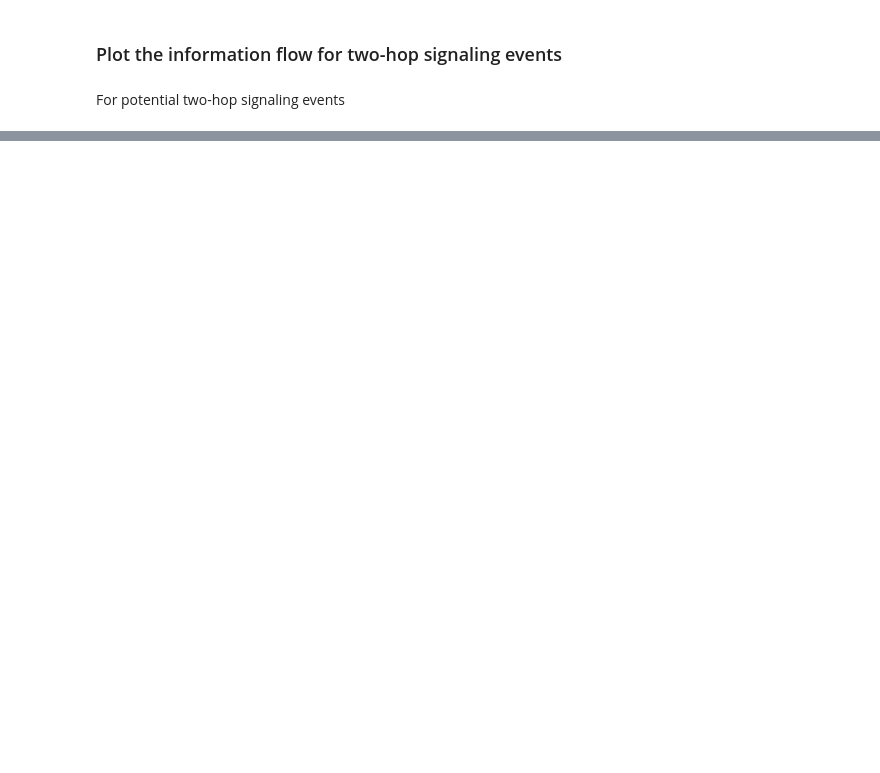
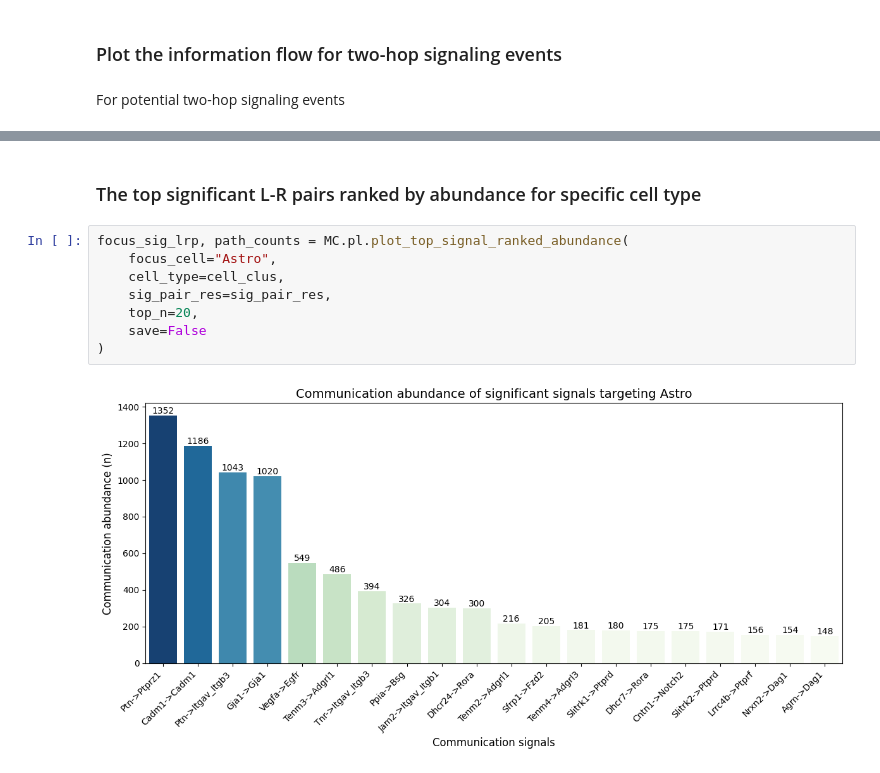
Before and after one commit to zcaiwei/MultiChat, a Jupyter notebook: Tutorial/run_MultiChat_on_ISSAAC.ipynb, the cells around one changed output, grey strips where cells are left out. Drawn from its saved outputs; the diff is of its cells as text; blank space fills up the shorter version.

```diff
--- a/Tutorial/run_MultiChat_on_ISSAAC.ipynb
+++ b/Tutorial/run_MultiChat_on_ISSAAC.ipynb
@@ -878,0 +941,12 @@ MC.pl.plot_two_hop_signaling(
+# %% [markdown]
+### The top significant L-R pairs ranked by abundance for specific cell type
+# %%
+focus_sig_lrp, path_counts = MC.pl.plot_top_signal_ranked_abundance(
+    focus_cell="Astro",
+    cell_type=cell_clus,
+    sig_pair_res=sig_pair_res,
+    top_n=20,
+    save=False
+)
+# %% [output]
+[figure, added]
```
Also changed, not shown: parts of 11 cells of this notebook.
